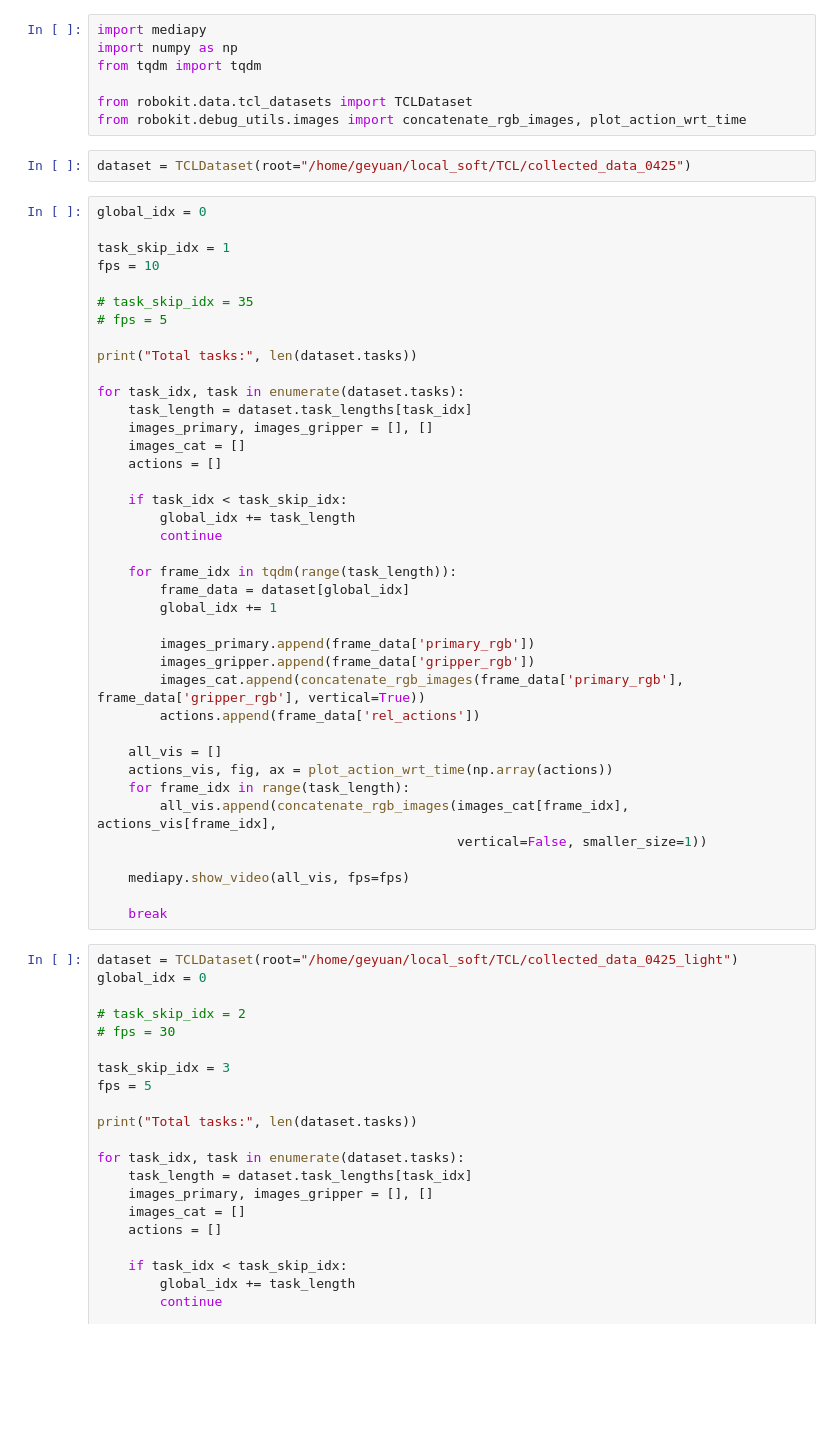
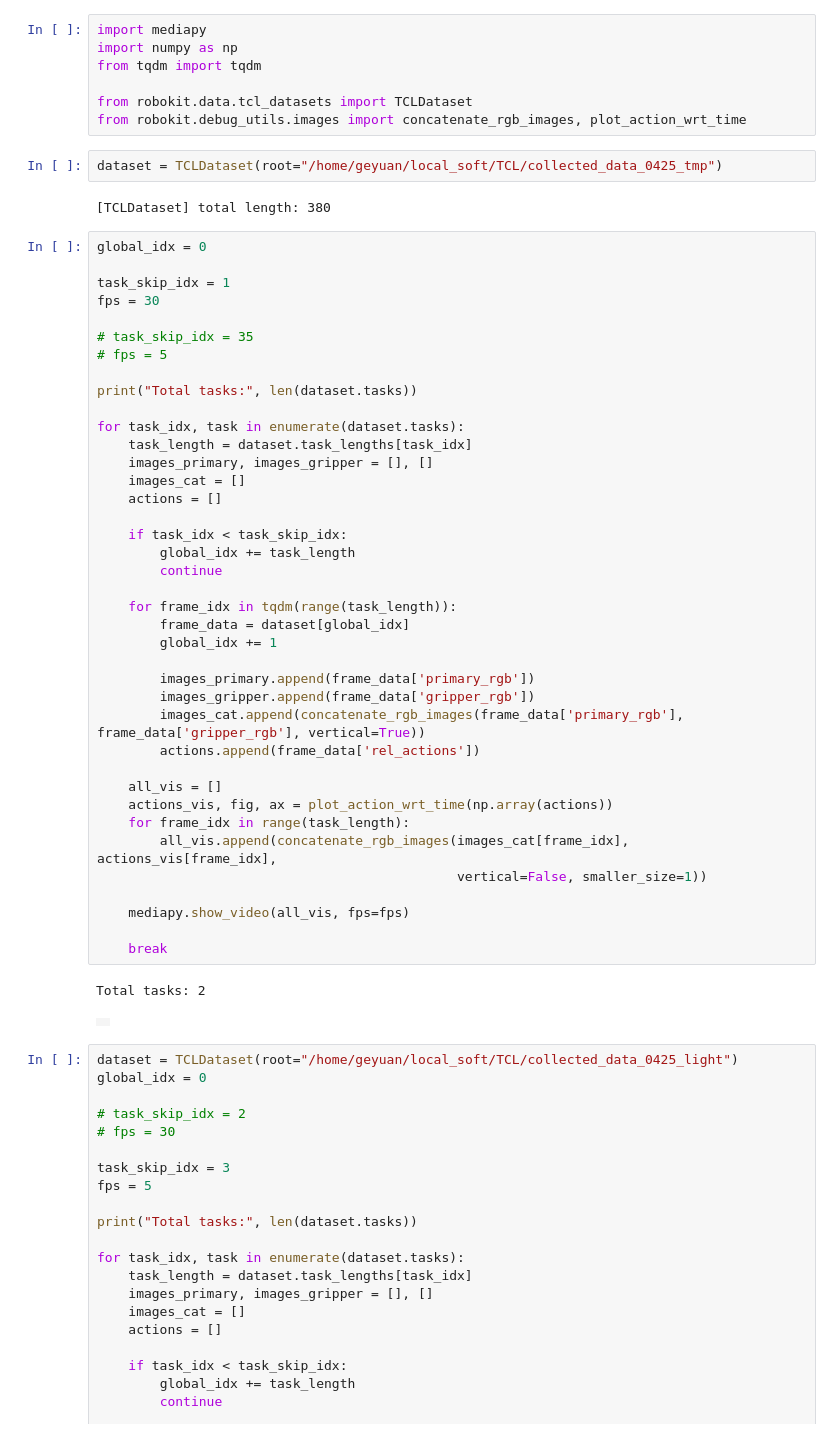
Before and after one commit to ygtxr1997/RoboKit, a Jupyter notebook: debug/data/de_tcl_data.ipynb, the cells around one changed output. Saved outputs shown, nothing was run; the diff lists cells and outputs as text; blank space fills up the shorter version.

```diff
--- a/debug/data/de_tcl_data.ipynb
+++ b/debug/data/de_tcl_data.ipynb
@@ -6,12 +6,14 @@ from tqdm import tqdm
 from robokit.data.tcl_datasets import TCLDataset
 from robokit.debug_utils.images import concatenate_rgb_images, plot_action_wrt_time
 # %%
-dataset = TCLDataset(root="/home/geyuan/local_soft/TCL/collected_data_0425")
+dataset = TCLDataset(root="/home/geyuan/local_soft/TCL/collected_data_0425_tmp")
+# %% [output]
+[TCLDataset] total length: 380
 # %%
 global_idx = 0
 
 task_skip_idx = 1
-fps = 10
+fps = 30
 
 # task_skip_idx = 35
 # fps = 5
@@ -19,33 +21,36 @@ fps = 10
 print("Total tasks:", len(dataset.tasks))
 
 for task_idx, task in enumerate(dataset.tasks):
     task_length = dataset.task_lengths[task_idx]
     images_primary, images_gripper = [], []
     images_cat = []
     actions = []
 
     if task_idx < task_skip_idx:
         global_idx += task_length
         continue
 
     for frame_idx in tqdm(range(task_length)):
         frame_data = dataset[global_idx]
         global_idx += 1
 
         images_primary.append(frame_data['primary_rgb'])
         images_gripper.append(frame_data['gripper_rgb'])
         images_cat.append(concatenate_rgb_images(frame_data['primary_rgb'], frame_data['gripper_rgb'], vertical=True))
         actions.append(frame_data['rel_actions'])
 
     all_vis = []
     actions_vis, fig, ax = plot_action_wrt_time(np.array(actions))
     for frame_idx in range(task_length):
         all_vis.append(concatenate_rgb_images(images_cat[frame_idx], actions_vis[frame_idx],
                                               vertical=False, smaller_size=1))
 
     mediapy.show_video(all_vis, fps=fps)
 
     break
+# %% [output]
+Total tasks: 2
+|  |
 # %%
 dataset = TCLDataset(root="/home/geyuan/local_soft/TCL/collected_data_0425_light")
 global_idx = 0
```
Also changed, not shown: 6 other files.
